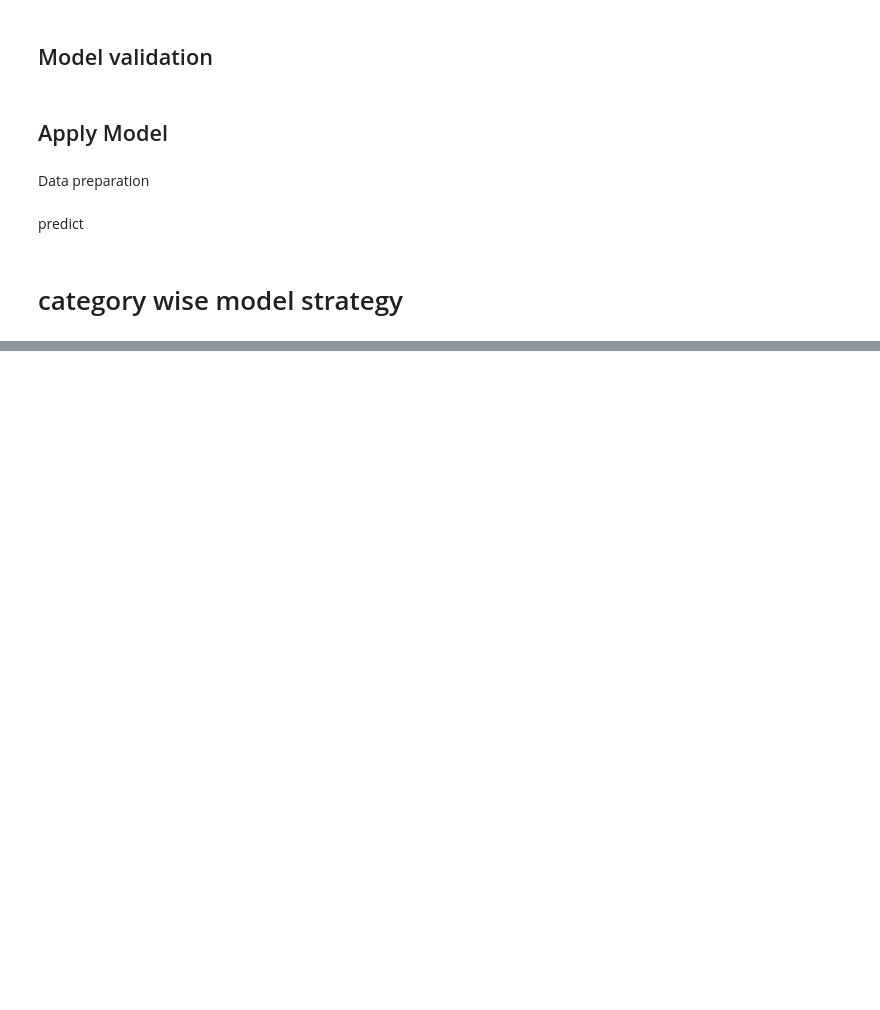
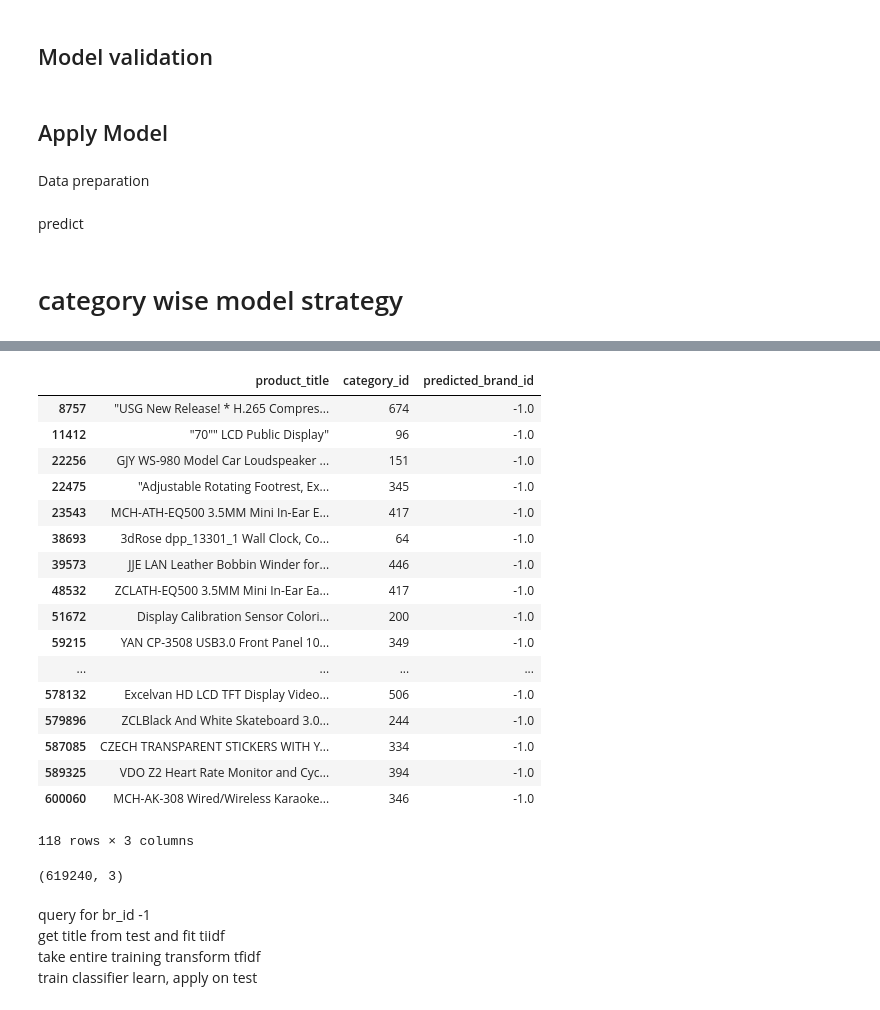
Before and after one commit to vumaasha/datamonster, a Jupyter notebook: notebooks/shanmuga.ipynb, the cells around one changed output, grey strips where cells are left out. Drawn from its saved outputs; the diff is of its cells as text; code cells hidden in the pictures; blank space fills up the shorter version.

```diff
--- a/notebooks/shanmuga.ipynb
+++ b/notebooks/shanmuga.ipynb
@@ -249,0 +285,25 @@ Wall time: 5min 22s
+# %%
+predictions[predictions.predicted_brand_id.astype(int)==-1]
+# %% [output]
+|  | product_title | category_id | predicted_brand_id |
+| 8757 | "USG New Release! * H.265 Compres... | 674 | -1.0 |
+| 11412 | "70"" LCD Public Display" | 96 | -1.0 |
+| 22256 | GJY WS-980 Model Car Loudspeaker ... | 151 | -1.0 |
+| 22475 | "Adjustable Rotating Footrest, Ex... | 345 | -1.0 |
+| 23543 | MCH-ATH-EQ500 3.5MM Mini In-Ear E... | 417 | -1.0 |
+| 38693 | 3dRose dpp_13301_1 Wall Clock, Co... | 64 | -1.0 |
+| 39573 | JJE LAN Leather Bobbin Winder for... | 446 | -1.0 |
+| 48532 | ZCLATH-EQ500 3.5MM Mini In-Ear Ea... | 417 | -1.0 |
+| 51672 | Display Calibration Sensor Colori... | 200 | -1.0 |
+| 59215 | YAN CP-3508 USB3.0 Front Panel 10... | 349 | -1.0 |
+| ... | ... | ... | ... |
+| 578132 | Excelvan HD LCD TFT Display Video... | 506 | -1.0 |
+| 579896 | ZCLBlack And White Skateboard 3.0... | 244 | -1.0 |
+| 587085 | CZECH TRANSPARENT STICKERS WITH Y... | 334 | -1.0 |
+| 589325 | VDO Z2 Heart Rate Monitor and Cyc... | 394 | -1.0 |
+| 600060 | MCH-AK-308 Wired/Wireless Karaoke... | 346 | -1.0 |
+118 rows × 3 columns
+# %%
+predictions.shape
+# %% [output]
+(619240, 3)
@@ -249,0 +312,5 @@ Wall time: 5min 22s
+# %% [markdown]
+query for br_id -1
+get title from test and fit tiidf
+take entire training transform tfidf
+train classifier learn, apply on test
```
Also changed, not shown: parts of 17 cells of this notebook.
